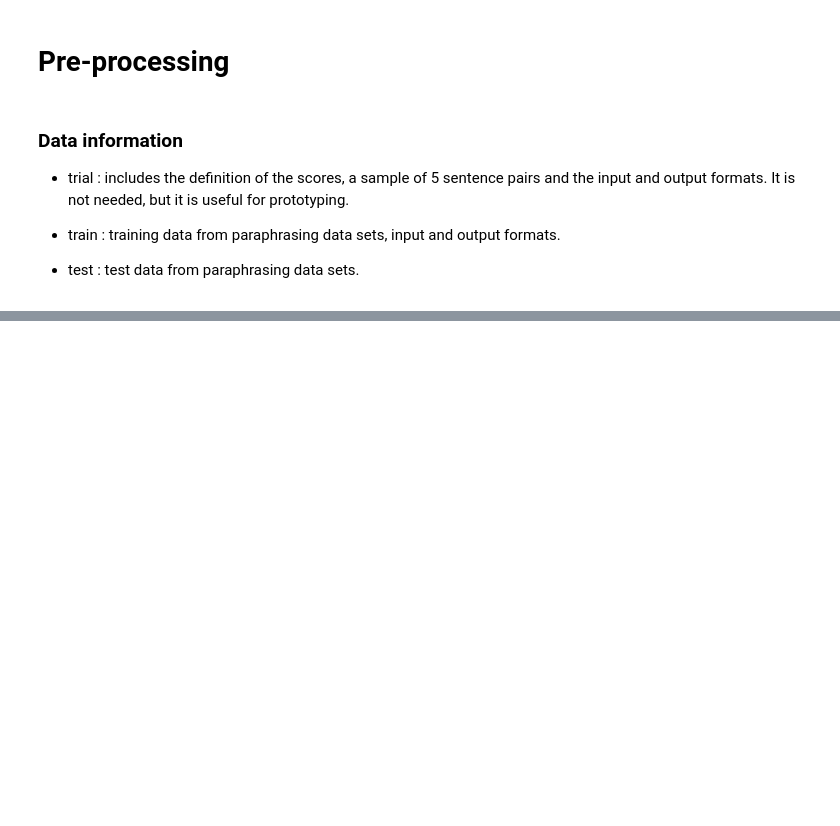
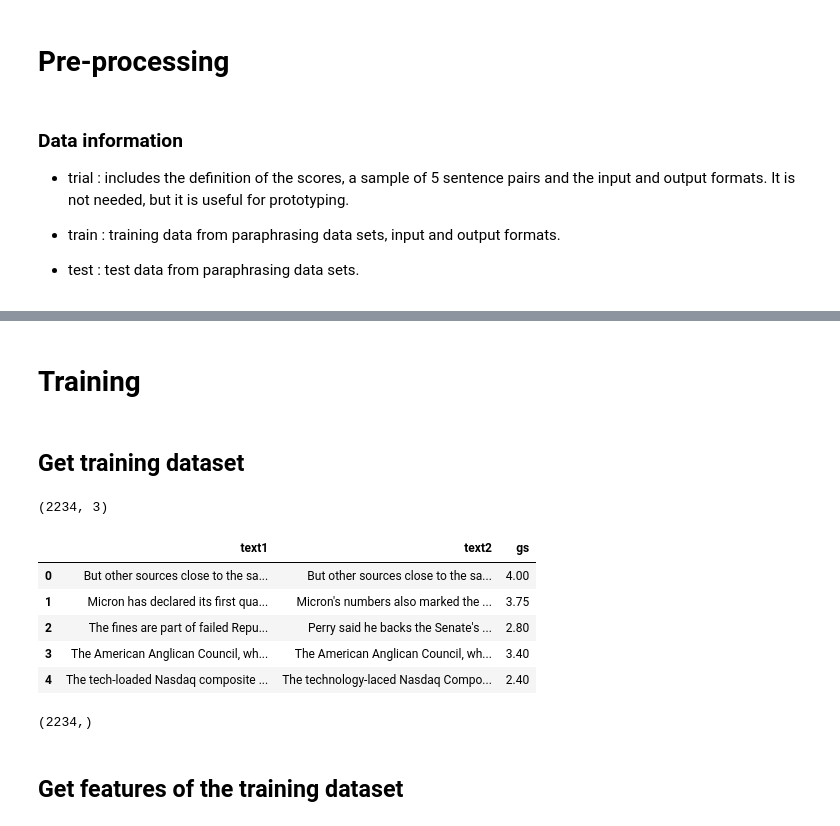
Before and after one commit to EjbejaranosAI/IHLT, a Jupyter notebook: final_project/FinalProject.ipynb, the cells around one changed output, grey strips where cells are left out. Saved outputs shown, nothing was run; the diff lists cells and outputs as text; code cells hidden in the pictures; blank space fills up the shorter version.

Commit message:
Final project changes

```diff
--- a/final_project/FinalProject.ipynb
+++ b/final_project/FinalProject.ipynb
@@ -188,17 +235,0 @@ test  = os.listdir(test_path)
-# %%
-def create_paths(path,list_text):
-  list_path = []
-  [list_path.append(os.path.join(path,list_text[i])) for i in range(len(list_text))]
-  return list_path
-
-def read_data(list_path,num_text,num_gs):
-  text_data = list_path[num_text]
-  gs_data = list_path[num_gs]
-  df_text = pd.read_csv(text_data, sep='\t', header=None)
-  df_text.columns = ['text1','text2']
-  df_text['gs'] = pd.read_csv(gs_data, sep='\t', header=None)
-  return df_text
-
-cont = create_paths(train_path,train)
-df = read_data(cont,0,5)
-df.head(6)
@@ -215,0 +236,20 @@ ParserError: ignored
+# %%
+train_path = '../final_project/train'
+trial_path = '../final_project/trial'
+test_path  = '../final_project/test-gold'
+# %%
+def read_data(text_datas: list[str], gs_datas: list[str]):
+  all_df_text = []
+  for text_data, gs_data in zip(text_datas, gs_datas):
+    df_text = pd.read_csv(text_data, sep=r'\t', engine='python', header=None)
+    df_text.columns = ["text1", "text2"]
+    df_text['gs'] = pd.read_csv(gs_data, sep='\t', header=None)
+    all_df_text.append(df_text.dropna())
+  return pd.concat(all_df_text)
+
+def get_dataset(path: str) -> pd.DataFrame:
+  files = sorted(os.listdir(path))
+  input_files = [ os.path.join(path, file) for file in files if 'input' in file ]
+  gs_files = [ os.path.join(path, file) for file in files if 'gs' in file ]
+  df = read_data(input_files, gs_files)
+  return df
@@ -215,0 +351,23 @@ ParserError: ignored
+# %% [markdown]
+# **Training**
+# %% [markdown]
+## Get training dataset
+# %%
+train_dataset = get_dataset(train_path)
+print(train_dataset.shape)
+train_dataset.head()
+# %% [output]
+(2234, 3)
+|  | text1 | text2 | gs |
+| 0 | But other sources close to the sa... | But other sources close to the sa... | 4.00 |
+| 1 | Micron has declared its first qua... | Micron's numbers also marked the ... | 3.75 |
+| 2 | The fines are part of failed Repu... | Perry said he backs the Senate's ... | 2.80 |
+| 3 | The American Anglican Council, wh... | The American Anglican Council, wh... | 3.40 |
+| 4 | The tech-loaded Nasdaq composite ... | The technology-laced Nasdaq Compo... | 2.40 |
+# %%
+y_train = train_dataset['gs'].values
+y_train.shape
+# %% [output]
+(2234,)
+# %% [markdown]
+## Get features of the training dataset
```
Also changed, not shown: parts of 32 cells of this notebook, 7 other files.
